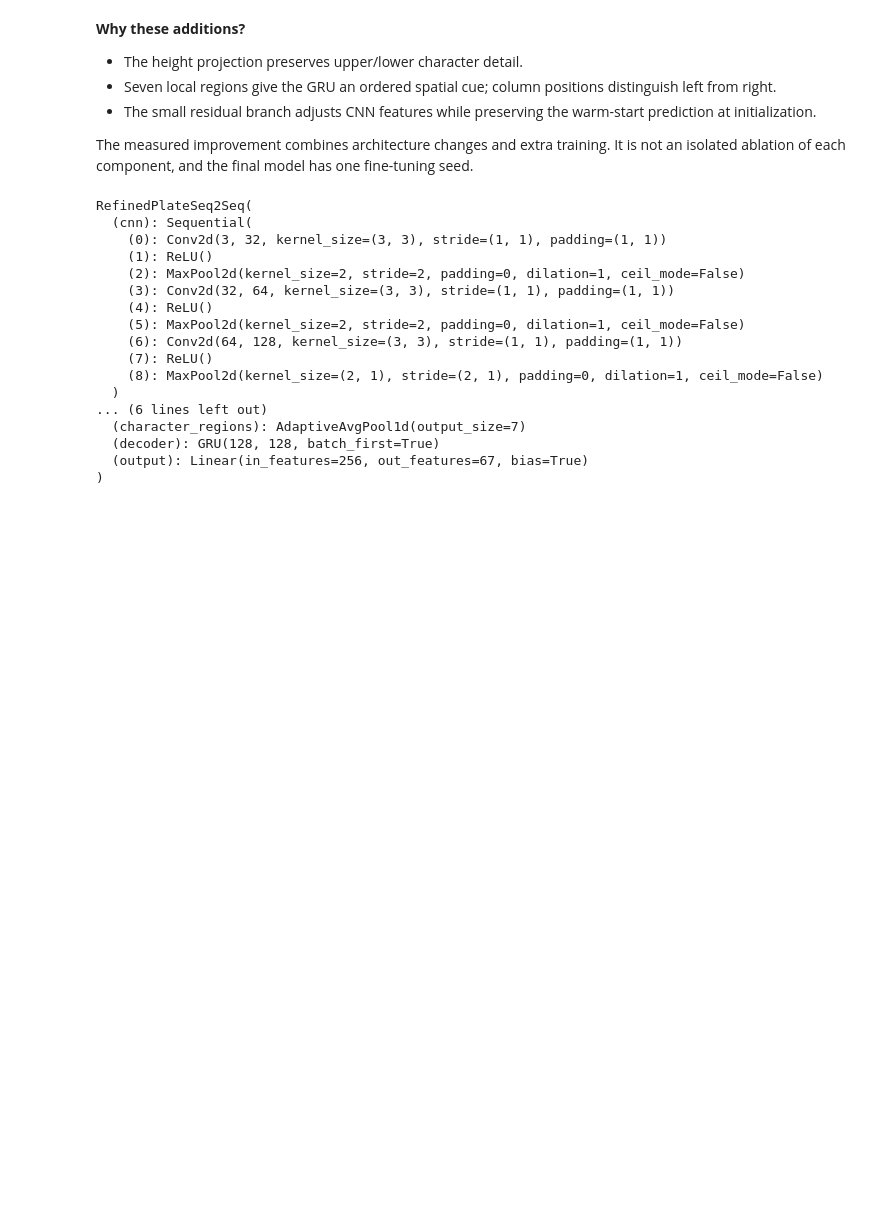
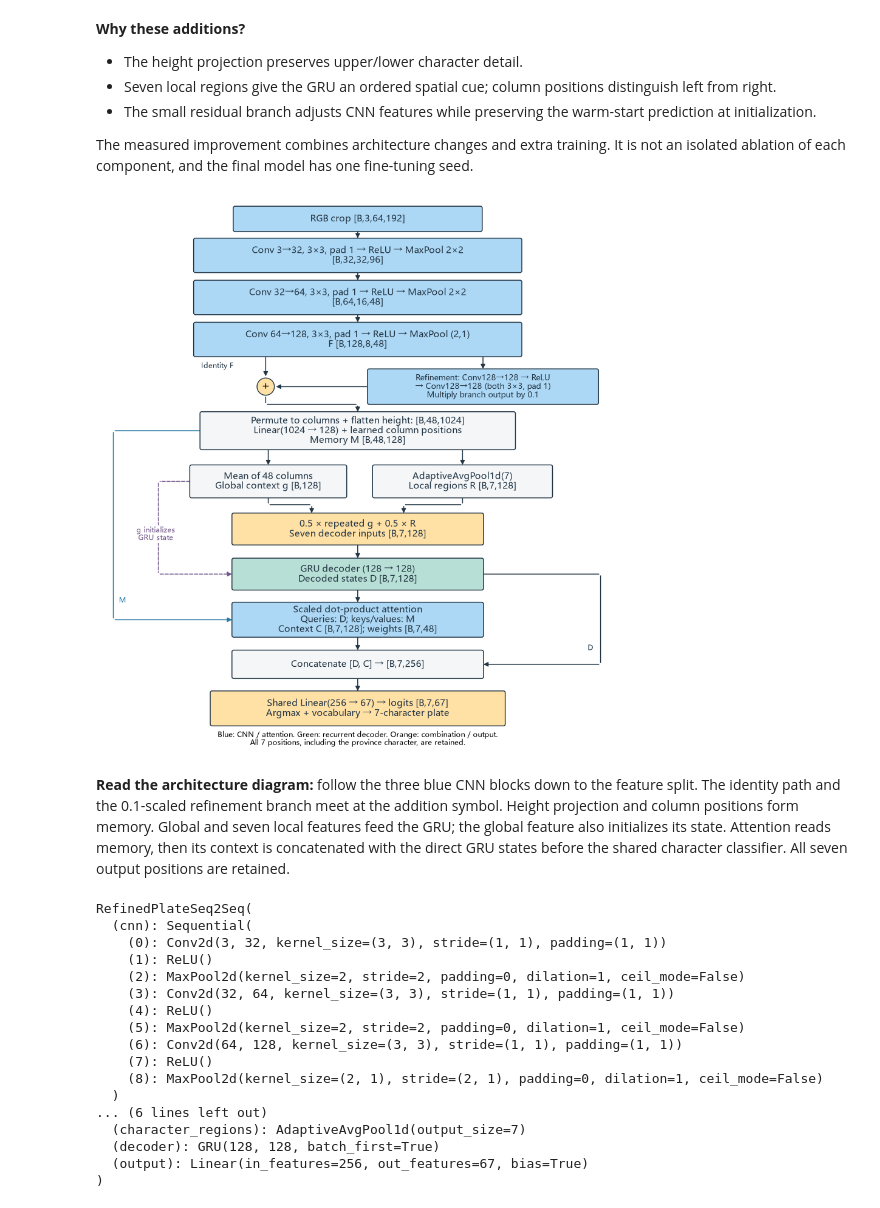
Before and after one commit to HelcurtLordno1/DeepLearning_final, a Jupyter notebook: task3/task3.ipynb, the cells around one changed output. Cells and saved outputs as stored; diff of their text form; code cells hidden in the pictures; blank space fills up the shorter version.

```diff
--- a/task3/task3.ipynb
+++ b/task3/task3.ipynb
@@ -132,6 +132,14 @@ Bản cũ lặp cùng context bảy lần và lấy trung bình theo chiều cao
 - The small residual branch adjusts CNN features while preserving the warm-start prediction at initialization.
 
 The measured improvement combines architecture changes and extra training. It is not an isolated ablation of each component, and the final model has one fine-tuning seed.
+# %%
+from model_diagrams import draw_task3_architecture
+draw_task3_architecture()
+plt.show()
+# %% [output]
+[figure, added]
+# %% [markdown]
+**Read the architecture diagram:** follow the three blue CNN blocks down to the feature split. The identity path and the 0.1-scaled refinement branch meet at the addition symbol. Height projection and column positions form memory. Global and seven local features feed the GRU; the global feature also initializes its state. Attention reads memory, then its context is concatenated with the direct GRU states before the shared character classifier. All seven output positions are retained.
 # %%
 class RefinedPlateSeq2Seq(nn.Module):
     def __init__(self, classes, config):
```
Also changed, not shown: 16 other files.
